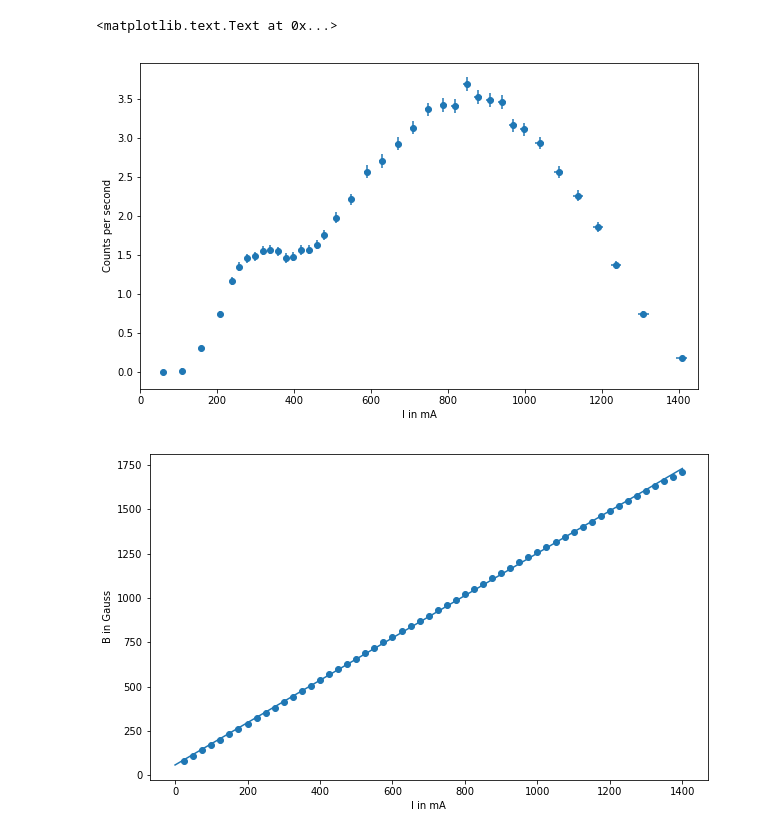
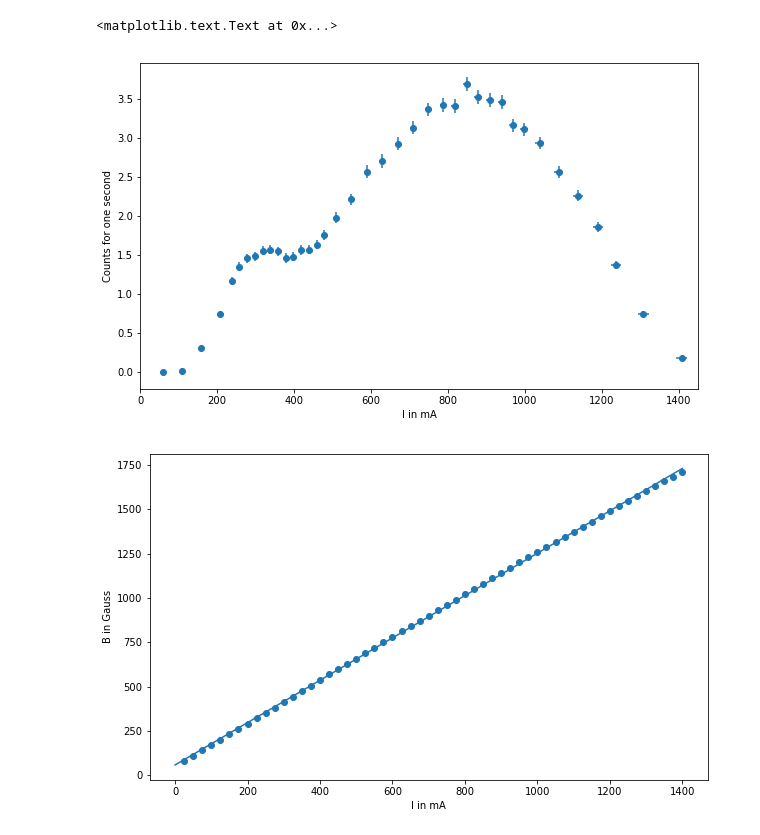
Before and after one commit to NlKLas/PyRePo, a Jupyter notebook: V10/V10.ipynb, the cells around one changed output. Cells and saved outputs as stored; diff of their text form; code cells hidden in the pictures.

```diff
--- a/V10/V10.ipynb
+++ b/V10/V10.ipynb
@@ -120,13 +140,13 @@ def curie(N,p):
 # %%
 #plot of the counting rate
 fig,ax = plt.subplots(figsize=(10,6))
 ax.scatter(data_I,countrate)
 ax.errorbar(data_I,countrate,yerr=countrate_err,xerr=data_I_err,ls="")
 ax.set_xlim([0,1450])
-ax.set_ylabel("Counts per second")
+ax.set_ylabel("Counts for one second")
 ax.set_xlabel("I in mA")
 # %% [output]
 <matplotlib.text.Text at 0x...>
-[figure, old version]
+[figure, new version]
 # %%
 #calibration of the magnetic field
```
Also changed, not shown: parts of 10 cells of this notebook.
